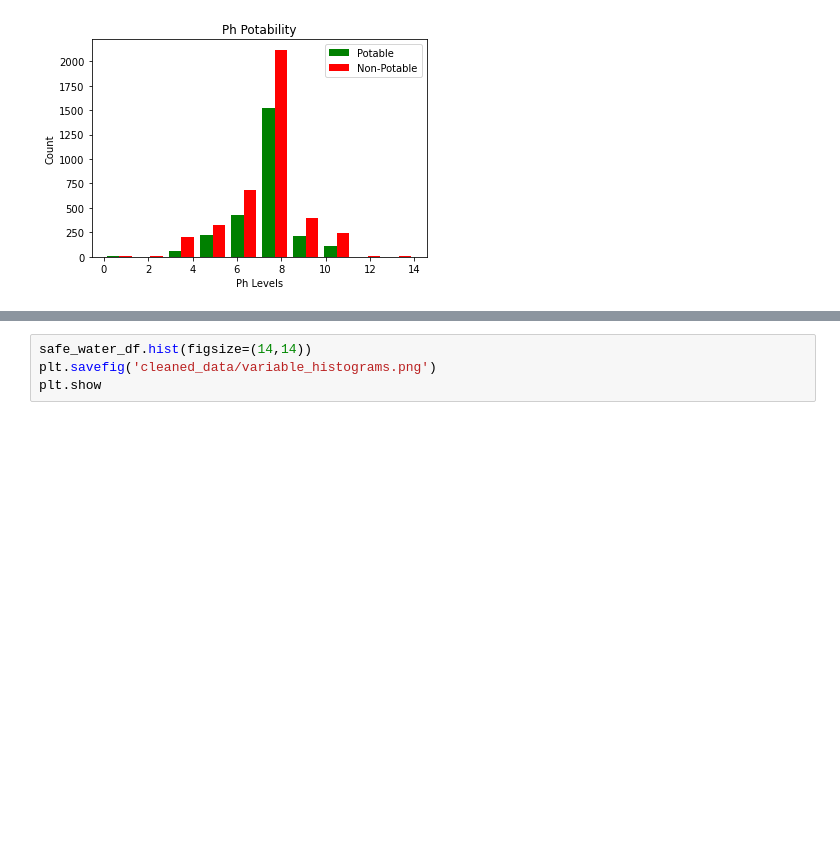
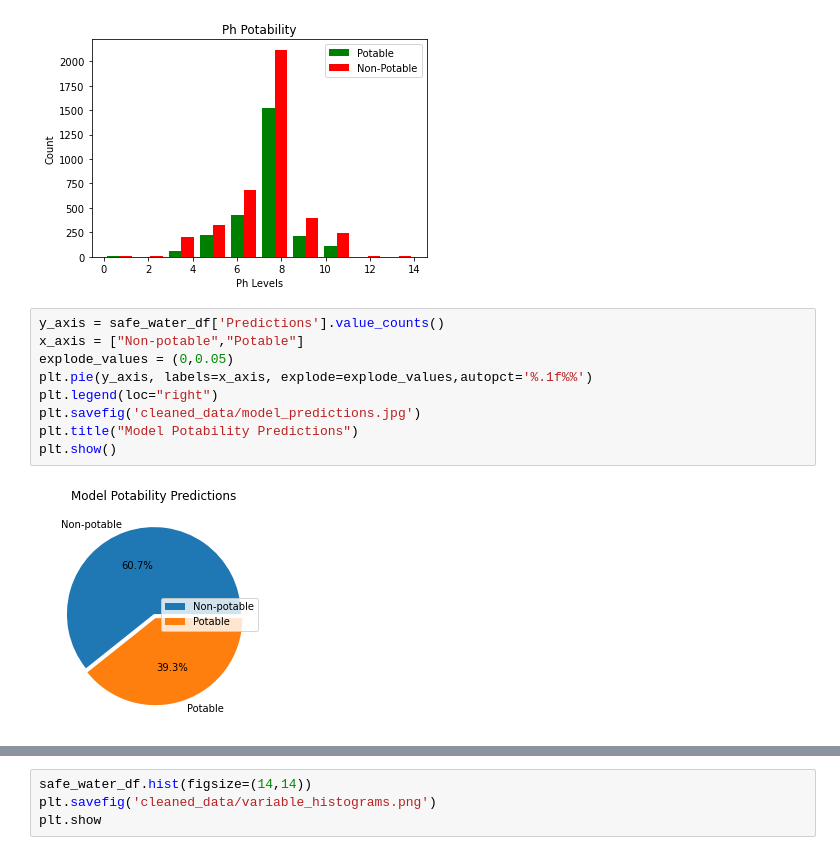
Before and after one commit to jessezimm/Environmental_Sustainability, a Jupyter notebook: Environmental_SustainabilityV2.ipynb, the cells around one changed output, grey strips where cells are left out. Cells and saved outputs as stored; diff of their text form; blank space fills up the shorter version.

Commit message:
added pie charts

```diff
--- a/Environmental_SustainabilityV2.ipynb
+++ b/Environmental_SustainabilityV2.ipynb
@@ -296,3 +296,14 @@ ax0.set_ylabel('Count')
 plt.savefig('cleaned_data/pHpotability.png')
 # %% [output]
 [figure]
+# %%
+y_axis = safe_water_df['Predictions'].value_counts()
+x_axis = ["Non-potable","Potable"]
+explode_values = (0,0.05)
+plt.pie(y_axis, labels=x_axis, explode=explode_values,autopct='%.1f%%')
+plt.legend(loc="right")
+plt.savefig('cleaned_data/model_predictions.jpg')
+plt.title("Model Potability Predictions")
+plt.show()
+# %% [output]
+[figure, added]
```
Also changed, not shown: parts of 1 cell of this notebook, 2 other files.
